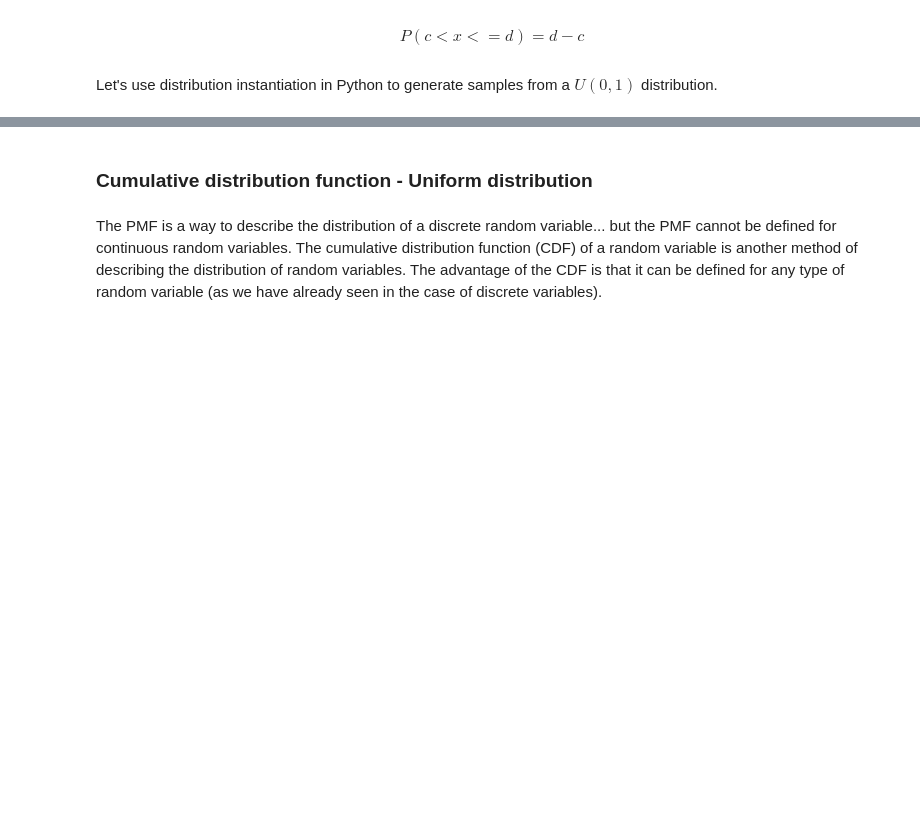
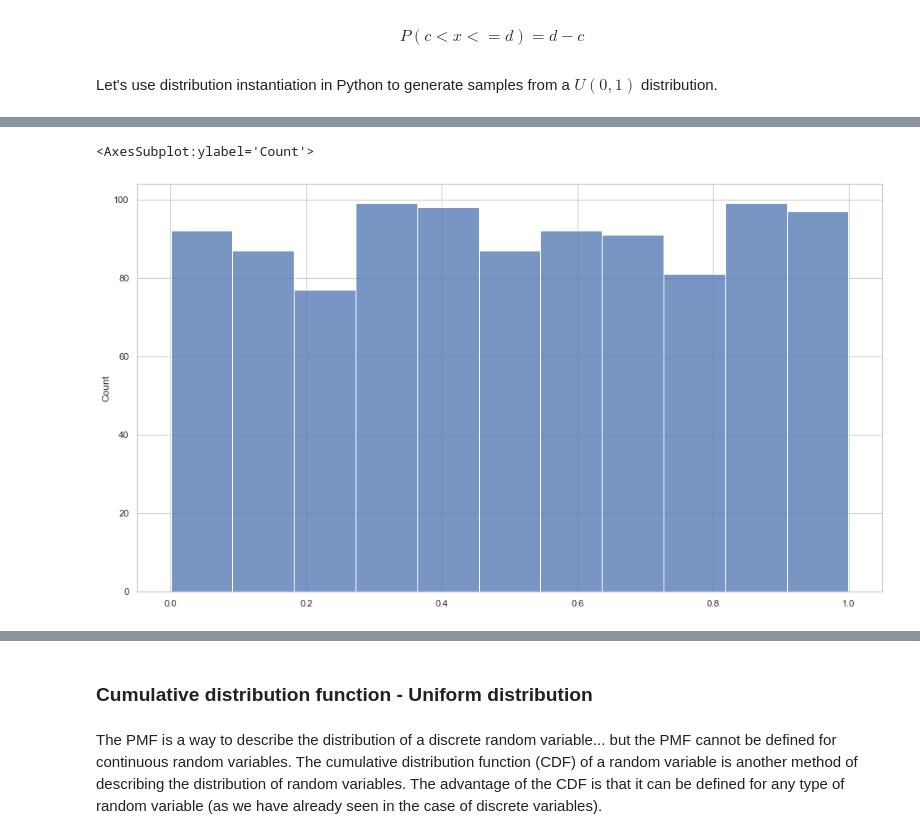
Before and after one commit to Ironhack-data-bcn-oct-2022/lectures, a Jupyter notebook: week-5/04 - Continuous distributions.ipynb, the cells around one changed output, grey strips where cells are left out. Saved outputs shown, nothing was run; the diff lists cells and outputs as text; code cells hidden in the pictures; blank space fills up the shorter version.

```diff
--- a/week-5/04 - Continuous distributions.ipynb
+++ b/week-5/04 - Continuous distributions.ipynb
@@ -67,0 +121,6 @@ from scipy.stats import uniform
+# %%
+sample = my_uniform.rvs(size=1000)
+sns.histplot(sample)
+# %% [output]
+<AxesSubplot:ylabel='Count'>
+[figure, added]
```
Also changed, not shown: parts of 41 cells of this notebook.
